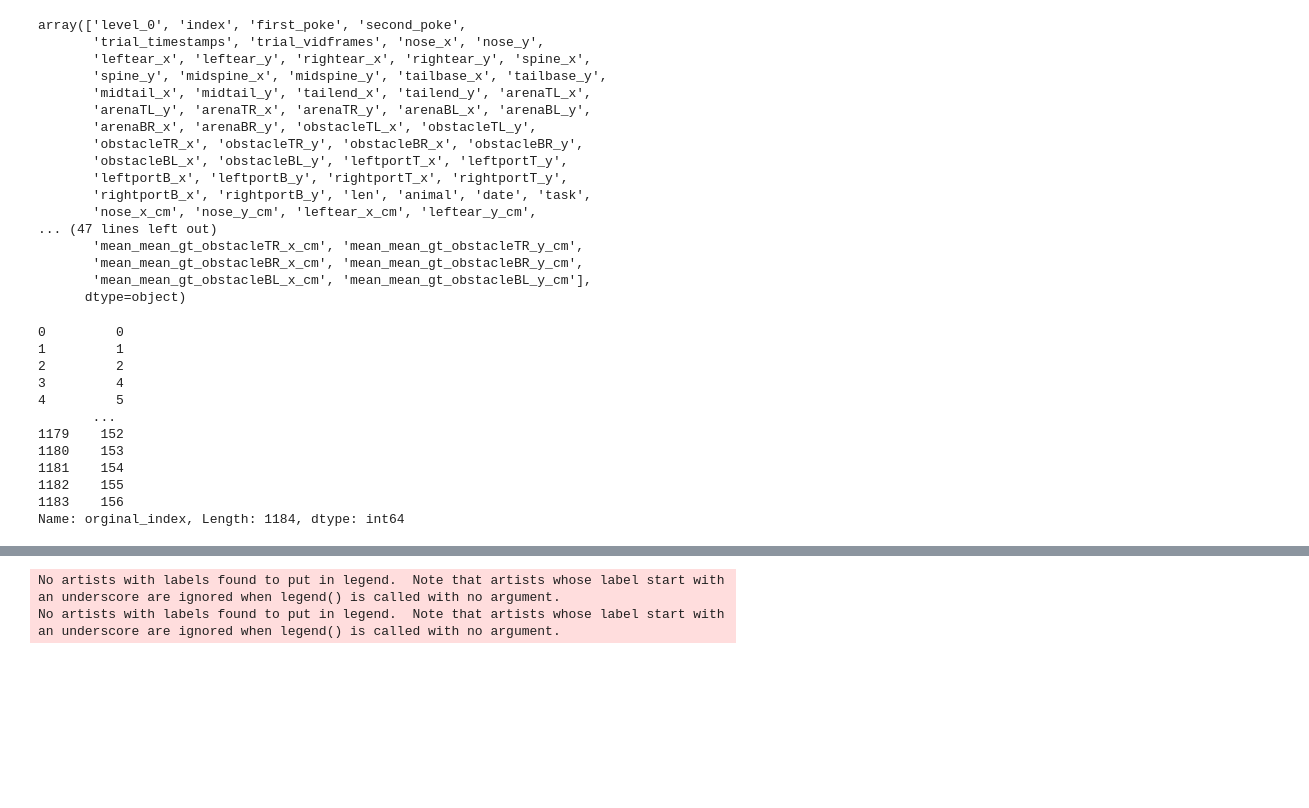
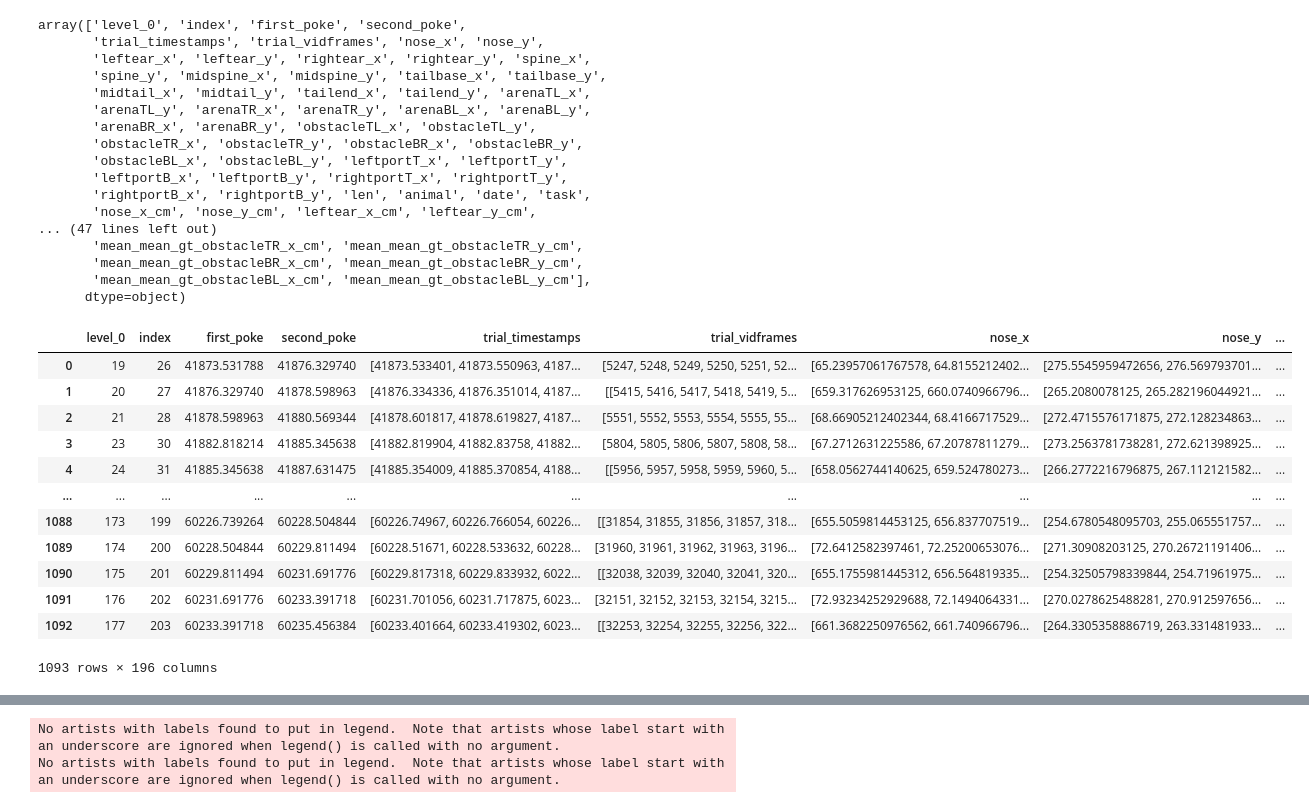
Before and after one commit to msidikpr/obstacle_avoidance, a Jupyter notebook: plots/notebooks/develop_plots.ipynb, the cells around one changed output, grey strips where cells are left out. Drawn from its saved outputs; the diff is of its cells as text; code cells hidden in the pictures; blank space fills up the shorter version.

```diff
--- a/plots/notebooks/develop_plots.ipynb
+++ b/plots/notebooks/develop_plots.ipynb
@@ -177,15 +177,16 @@ session.by_start_obstalce_average('061523')
 # %%
-session.df.orginal_index
+session.df
 # %% [output]
+|  | level_0 | index | first_poke | second_poke | trial_timestamps | trial_vidframes | nose_x | nose_y | ... |
+| 0 | 19 | 26 | 41873.531788 | 41876.329740 | [41873.533401, 41873.550963, 4187... | [5247, 5248, 5249, 5250, 5251, 52... | [65.23957061767578, 64.8155212402... | [275.5545959472656, 276.569793701... | ... |
+| 1 | 20 | 27 | 41876.329740 | 41878.598963 | [41876.334336, 41876.351014, 4187... | [[5415, 5416, 5417, 5418, 5419, 5... | [659.317626953125, 660.0740966796... | [265.2080078125, 265.282196044921... | ... |
+| 2 | 21 | 28 | 41878.598963 | 41880.569344 | [41878.601817, 41878.619827, 4187... | [5551, 5552, 5553, 5554, 5555, 55... | [68.66905212402344, 68.4166717529... | [272.4715576171875, 272.128234863... | ... |
+| 3 | 23 | 30 | 41882.818214 | 41885.345638 | [41882.819904, 41882.83758, 41882... | [5804, 5805, 5806, 5807, 5808, 58... | [67.2712631225586, 67.20787811279... | [273.2563781738281, 272.621398925... | ... |
+| 4 | 24 | 31 | 41885.345638 | 41887.631475 | [41885.354009, 41885.370854, 4188... | [[5956, 5957, 5958, 5959, 5960, 5... | [658.0562744140625, 659.524780273... | [266.2772216796875, 267.112121582... | ... |
+| ... | ... | ... | ... | ... | ... | ... | ... | ... | ... |
+| 1088 | 173 | 199 | 60226.739264 | 60228.504844 | [60226.74967, 60226.766054, 60226... | [[31854, 31855, 31856, 31857, 318... | [655.5059814453125, 656.837707519... | [254.6780548095703, 255.065551757... | ... |
+| 1089 | 174 | 200 | 60228.504844 | 60229.811494 | [60228.51671, 60228.533632, 60228... | [31960, 31961, 31962, 31963, 3196... | [72.6412582397461, 72.25200653076... | [271.30908203125, 270.26721191406... | ... |
+| 1090 | 175 | 201 | 60229.811494 | 60231.691776 | [60229.817318, 60229.833932, 6022... | [[32038, 32039, 32040, 32041, 320... | [655.1755981445312, 656.564819335... | [254.32505798339844, 254.71961975... | ... |
+| 1091 | 176 | 202 | 60231.691776 | 60233.391718 | [60231.701056, 60231.717875, 6023... | [32151, 32152, 32153, 32154, 3215... | [72.93234252929688, 72.1494064331... | [270.0278625488281, 270.912597656... | ... |
+| 1092 | 177 | 203 | 60233.391718 | 60235.456384 | [60233.401664, 60233.419302, 6023... | [[32253, 32254, 32255, 32256, 322... | [661.3682250976562, 661.740966796... | [264.3305358886719, 263.331481933... | ... |
-0         0
-1         1
-2         2
-3         4
-4         5
-       ...
-1179    152
-1180    153
-1181    154
-1182    155
-1183    156
-Name: orginal_index, Length: 1184, dtype: int64
+1093 rows × 196 columns
```
Also changed, not shown: parts of 3 cells of this notebook, 5 other files.
